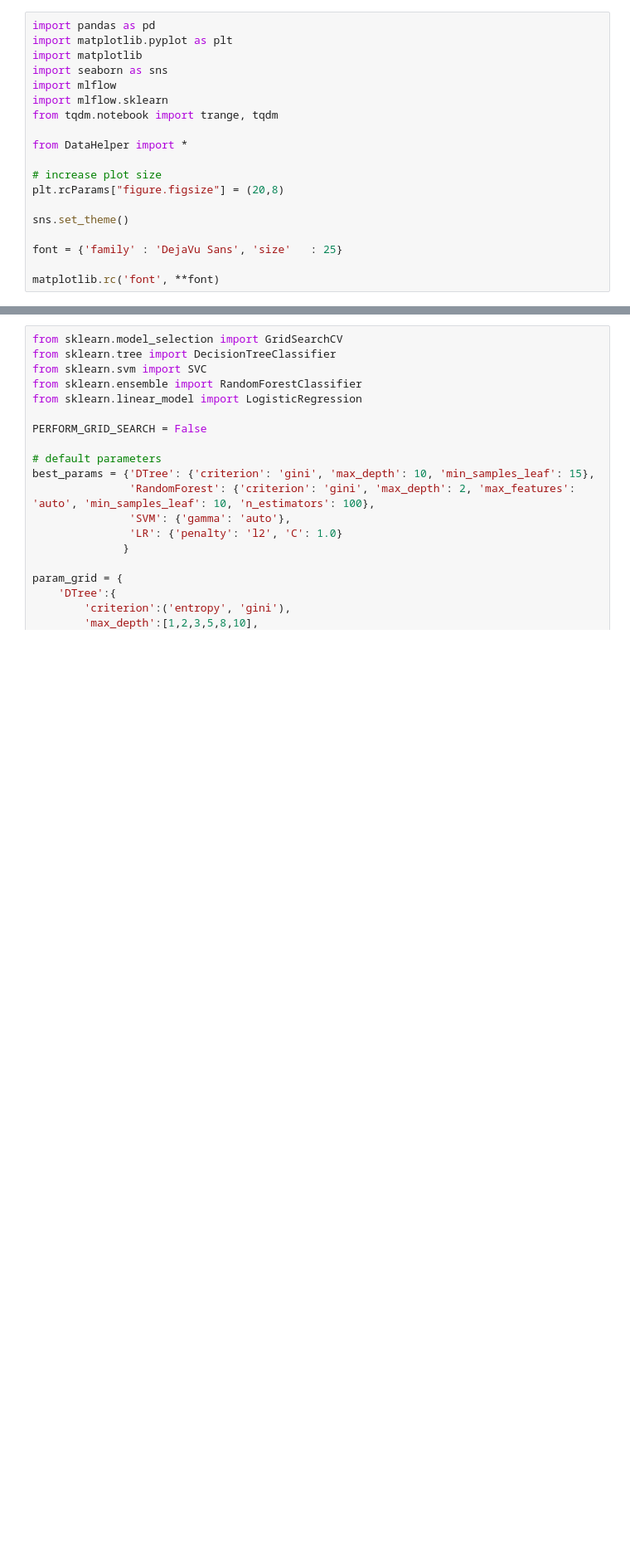
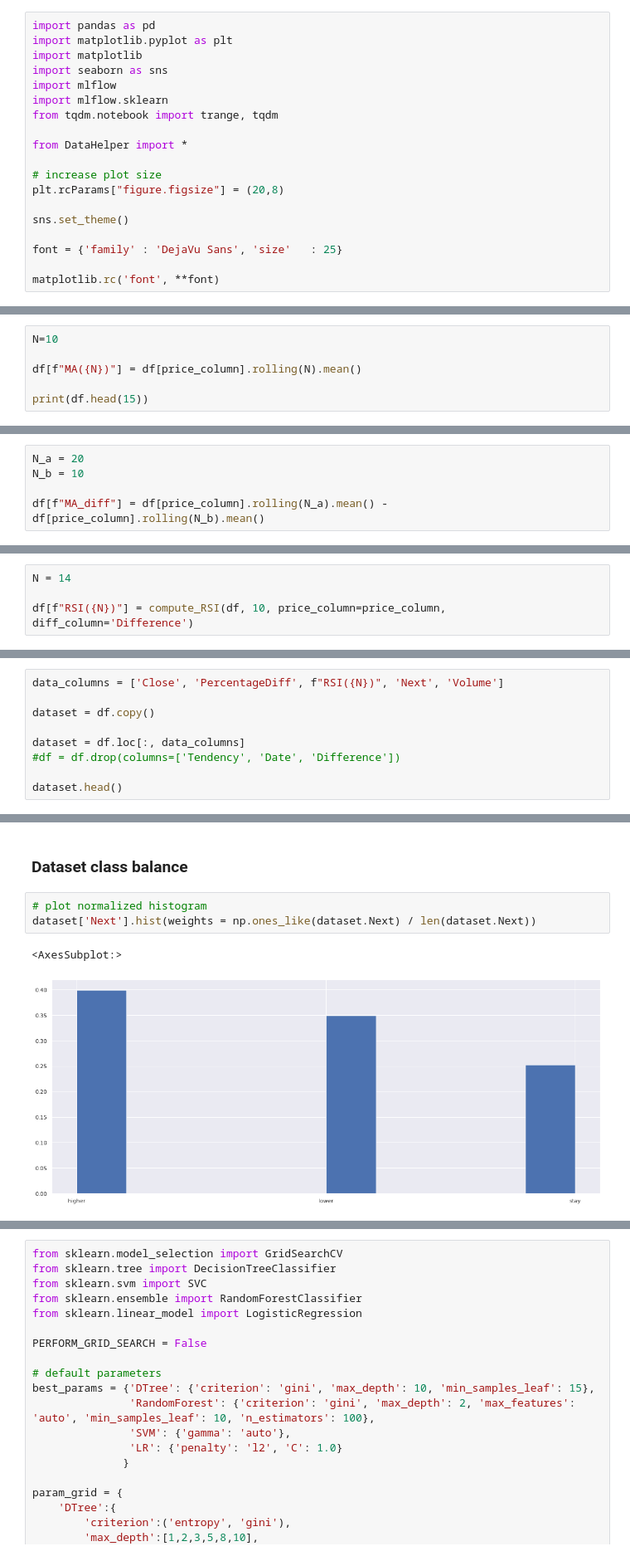
Before and after one commit to Naralas/StonksMarketPrediction, a Jupyter notebook: StockPriceTendencyPrediction.ipynb, the cells around one changed output, grey strips where cells are left out. Shown at 83% size. Cells and saved outputs as stored; diff of their text form; blank space fills up the shorter version.

```diff
--- a/StockPriceTendencyPrediction.ipynb
+++ b/StockPriceTendencyPrediction.ipynb
@@ -24,0 +165,6 @@ def compute_MA(df, price_column, n=10):
+# %%
+N=10
+
+df[f"MA({N})"] = df[price_column].rolling(N).mean()
+
+print(df.head(15))
@@ -24,0 +191,5 @@ def compute_MA(df, price_column, n=10):
+# %%
+N_a = 20
+N_b = 10
+
+df[f"MA_diff"] = df[price_column].rolling(N_a).mean() - df[price_column].rolling(N_b).mean()
@@ -24,0 +198,4 @@ def compute_MA(df, price_column, n=10):
+# %%
+N = 14
+
+df[f"RSI({N})"] = compute_RSI(df, 10, price_column=price_column, diff_column='Difference')
@@ -50,0 +237,9 @@ def pipeline_preprocessing(path, price_column, thresh_diff=0.5, verbose=False):
+# %%
+data_columns = ['Close', 'PercentageDiff', f"RSI({N})", 'Next', 'Volume']
+
+dataset = df.copy()
+
+dataset = df.loc[:, data_columns]
+#df = df.drop(columns=['Tendency', 'Date', 'Difference'])
+
+dataset.head()
@@ -50,0 +253,8 @@ def pipeline_preprocessing(path, price_column, thresh_diff=0.5, verbose=False):
+# %% [markdown]
+### Dataset class balance
+# %%
+# plot normalized histogram
+dataset['Next'].hist(weights = np.ones_like(dataset.Next) / len(dataset.Next))
+# %% [output]
+<AxesSubplot:>
+[figure, added]
```
Also changed, not shown: parts of 40 cells of this notebook, 5 other files.
